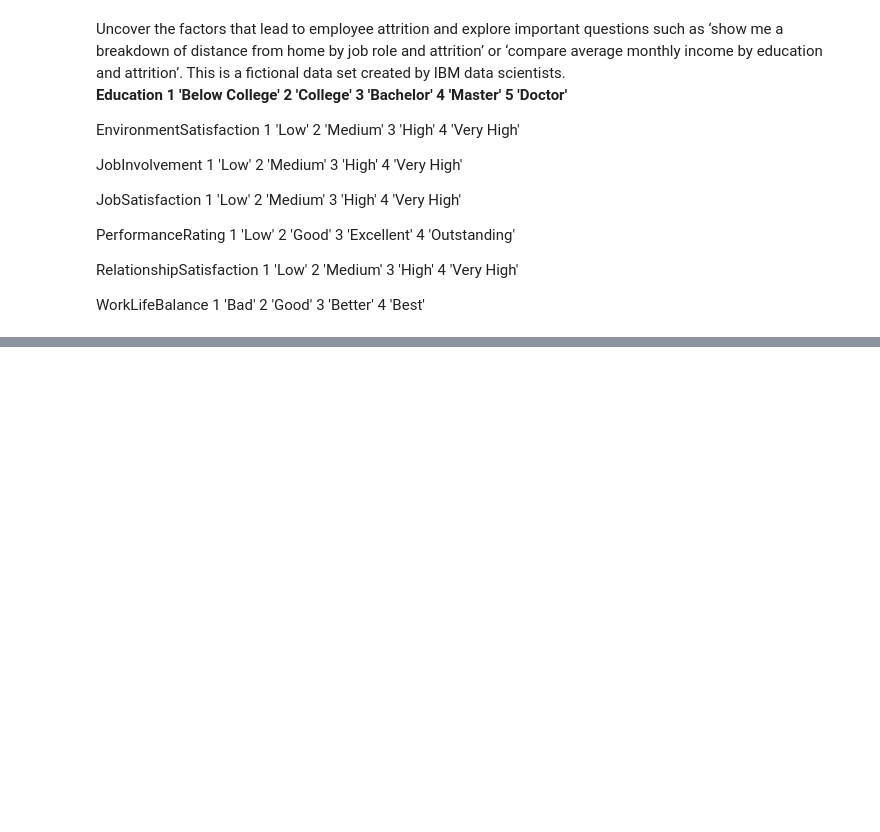
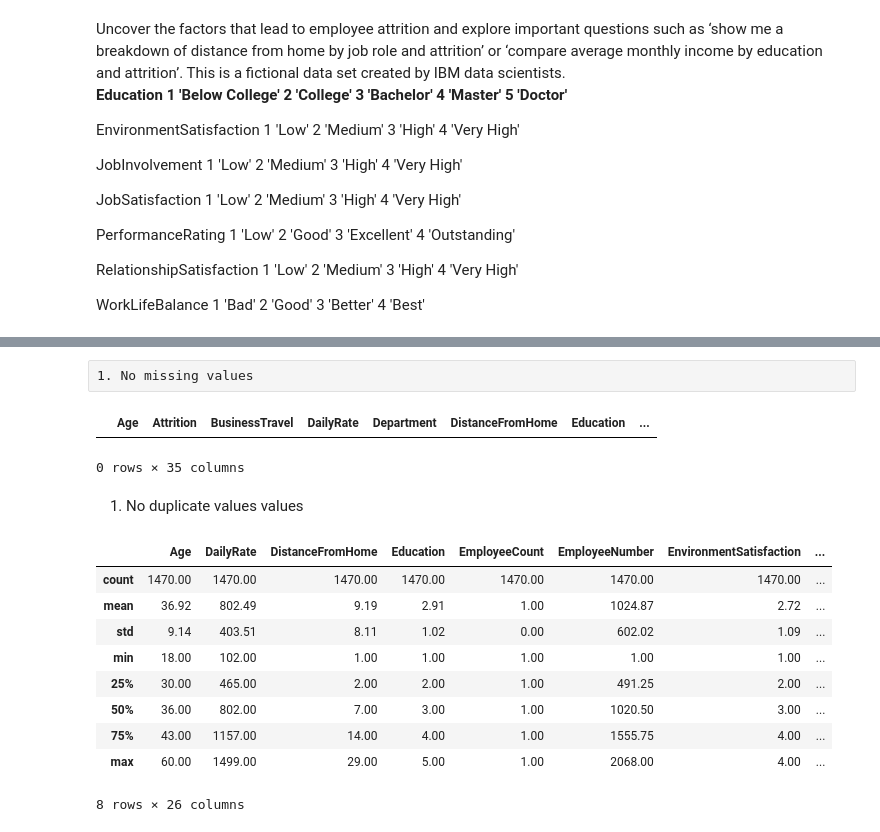
Before and after one commit to BineetaMishra/Machine-Learning, a Jupyter notebook: Learnbay/Trees-DT-RF/DecisionTree.ipynb, the cells around one changed output, grey strips where cells are left out. Cells and saved outputs as stored; diff of their text form; code cells hidden in the pictures; blank space fills up the shorter version.

```diff
--- a/Learnbay/Trees-DT-RF/DecisionTree.ipynb
+++ b/Learnbay/Trees-DT-RF/DecisionTree.ipynb
@@ -63,0 +112,22 @@ plt.style.use("fivethirtyeight")
+# %% [raw]
+1. No missing values
+# %%
+df[df.duplicated()]
+# %% [output]
+|  | Age | Attrition | BusinessTravel | DailyRate | Department | DistanceFromHome | Education | ... |
+0 rows × 35 columns
+# %% [markdown]
+1. No duplicate values values
+# %%
+df.describe()
+# %% [output]
+|  | Age | DailyRate | DistanceFromHome | Education | EmployeeCount | EmployeeNumber | EnvironmentSatisfaction | ... |
+| count | 1470.00 | 1470.00 | 1470.00 | 1470.00 | 1470.00 | 1470.00 | 1470.00 | ... |
+| mean | 36.92 | 802.49 | 9.19 | 2.91 | 1.00 | 1024.87 | 2.72 | ... |
+| std | 9.14 | 403.51 | 8.11 | 1.02 | 0.00 | 602.02 | 1.09 | ... |
+| min | 18.00 | 102.00 | 1.00 | 1.00 | 1.00 | 1.00 | 1.00 | ... |
+| 25% | 30.00 | 465.00 | 2.00 | 2.00 | 1.00 | 491.25 | 2.00 | ... |
+| 50% | 36.00 | 802.00 | 7.00 | 3.00 | 1.00 | 1020.50 | 3.00 | ... |
+| 75% | 43.00 | 1157.00 | 14.00 | 4.00 | 1.00 | 1555.75 | 4.00 | ... |
+| max | 60.00 | 1499.00 | 29.00 | 5.00 | 1.00 | 2068.00 | 4.00 | ... |
+8 rows × 26 columns
```
Also changed, not shown: parts of 27 cells of this notebook, 3 other files.
